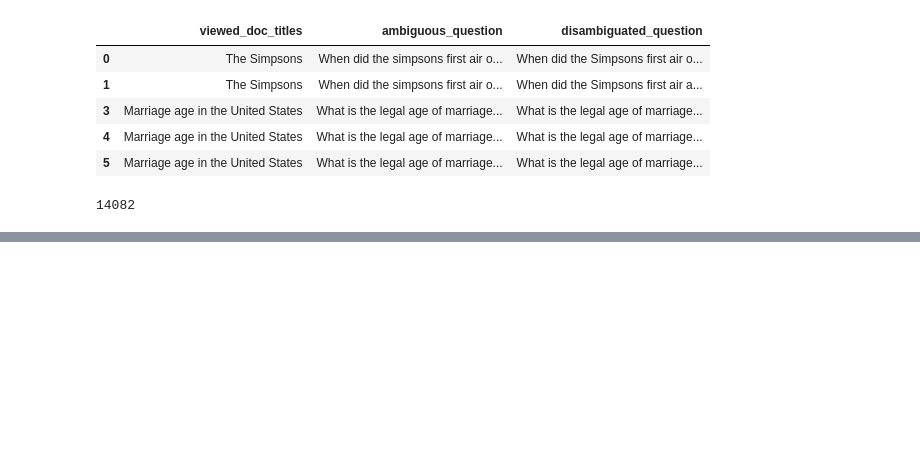
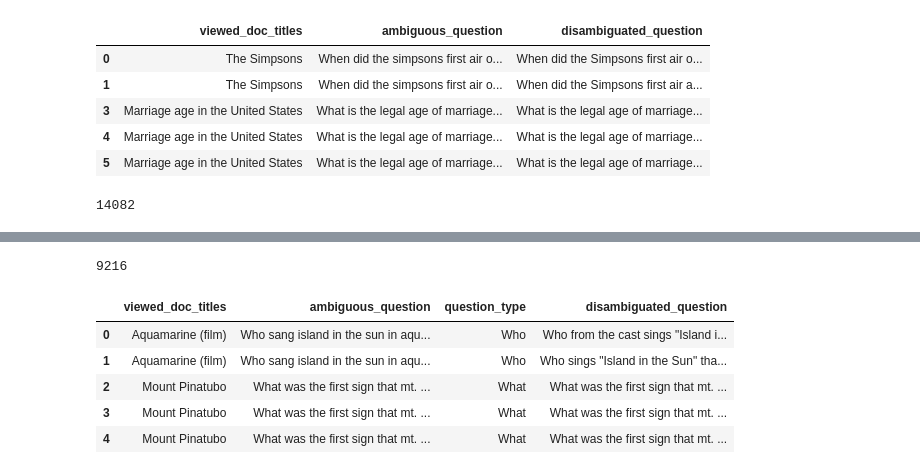
Before and after one commit to tmsavage/LGEN_Ambiguous_Queries, a Jupyter notebook: data_processing/Reformat_Data_LARGE.ipynb, the cells around one changed output, grey strips where cells are left out. Saved outputs shown, nothing was run; the diff lists cells and outputs as text; code cells hidden in the pictures; blank space fills up the shorter version.

```diff
--- a/data_processing/Reformat_Data_LARGE.ipynb
+++ b/data_processing/Reformat_Data_LARGE.ipynb
@@ -132,0 +217,6 @@ array(['The Simpsons', 'Marriage age in the United States',
+# %%
+def stratified_split(df, stratify_col, test_size):
+    train_df, test_df = train_test_split(df, test_size = test_size, stratify=df[stratify_col])
+    return train_df, test_df
+
+train_df, test_df = stratified_split(results_df_copy, 'question_type', 0.34483738)
@@ -132,0 +234,13 @@ array(['The Simpsons', 'Marriage age in the United States',
+# %%
+# join with train_df and results_df
+train_df = train_df.merge(results_df, how='left', on=['viewed_doc_titles', 'ambiguous_question', 'question_type'])
+print(len(train_df))
+train_df.head()
+# %% [output]
+9216
+|  | viewed_doc_titles | ambiguous_question | question_type | disambiguated_question |
+| 0 | Aquamarine (film) | Who sang island in the sun in aqu... | Who | Who from the cast sings "Island i... |
+| 1 | Aquamarine (film) | Who sang island in the sun in aqu... | Who | Who sings "Island in the Sun" tha... |
+| 2 | Mount Pinatubo | What was the first sign that mt. ... | What | What was the first sign that mt. ... |
+| 3 | Mount Pinatubo | What was the first sign that mt. ... | What | What was the first sign that mt. ... |
+| 4 | Mount Pinatubo | What was the first sign that mt. ... | What | What was the first sign that mt. ... |
```
Also changed, not shown: parts of 12 cells of this notebook.
